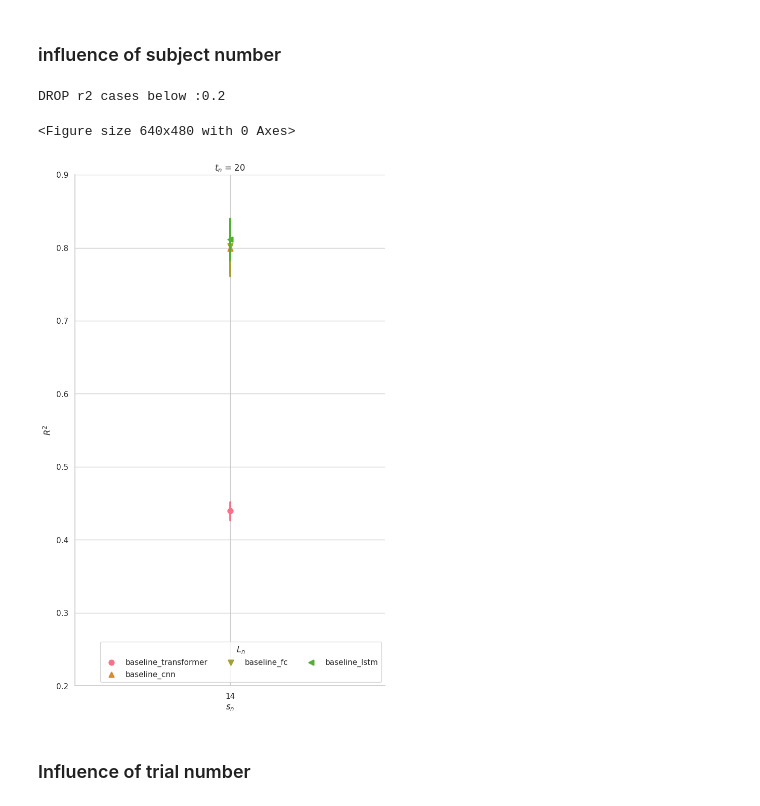
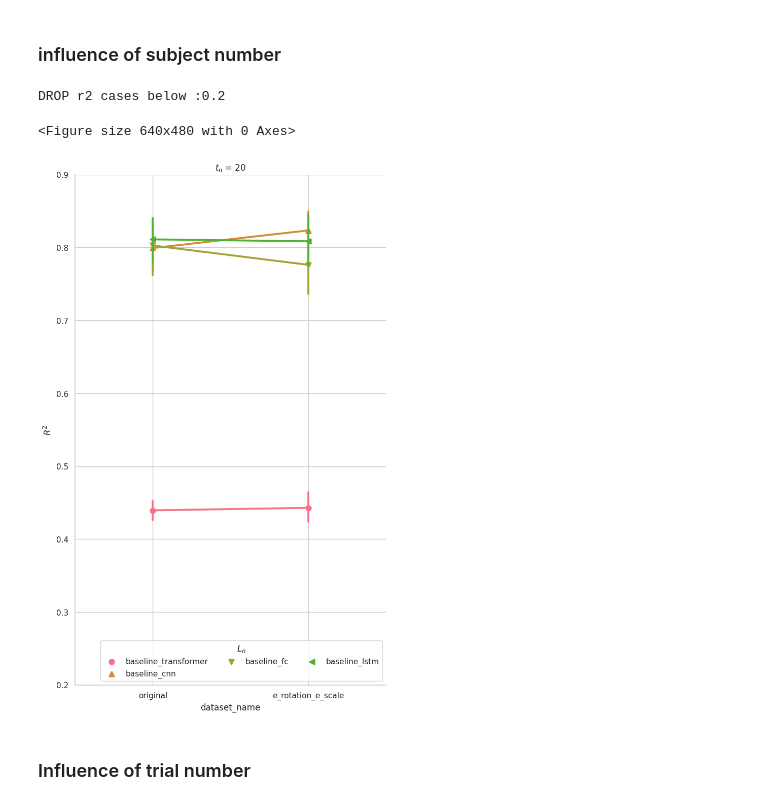
Before and after one commit to sunzhon/transfer_learning_for_droplanding, a Jupyter notebook: jupyter-lab/P6_figure_results_v3.ipynb, the cells around one changed output. Drawn from its saved outputs; the diff is of its cells as text; code cells hidden in the pictures.

```diff
--- a/jupyter-lab/P6_figure_results_v3.ipynb
+++ b/jupyter-lab/P6_figure_results_v3.ipynb
@@ -38,7 +38,7 @@ logging.basicConfig(level=logging.ERROR)
 ## Loadining results of original dataset
 # %%
 # 1) load result path list
-result_folders_name = read_result_folder_file("test_cases_1.txt")
+result_folders_name = read_result_folder_file("test_case_1.txt")
 #result_folders = read_result_folder_file("da_e_rotation.txt")
 print(result_folders_name)
 result_count_files = [os.path.join(RESULTS_PATH, "training_testing", result_folder,"testing_result_folders.txt")
@@ -64,3 +61,0 @@ else:
-# %%
-filters={'drop_value':0.1}
-metrics = parse_list_investigation_metrics(metrics_files,**filters)
@@ -115,35 +104,36 @@ def p6_plot_subject_influence(data, rename_dict={},config={},filters={},figwidth
     fig_path=os.path.join(RESULTS_PATH, "visualization/P6/")
     #fig_path=os.path.join("./","visualization/P6/Fig_results_baseline_heatmap.svg")
 
     save_figure("./",fig_format='svg')
     #save_figure(os.path.dirname(combination_investigation_metrics[0]),fig_format=save_format)
 
 
 rename_dict = {'train_sub_num':r'$s_n$', 'tre_trial_num':r'$t_n$','feature_layer_num':r'$L_n$','r2':r"$R^2$"}
 plot_config={
     'y': r'$R^2$',
-    'x': r'$s_n$',
+    #'x': r'$s_n$',
+    'x':r'dataset_name',
     'kind': 'point',
     'height': 4,
     'aspect': 2,
     'sharey': True,
     #'hue': r'$L_n$',
     "hue":r"model_name",
     #'row': 'train_sub_num',
     'col': r'$t_n$',
     'col_wrap': 1,
     'color':'0.5', # for bar
     "palette": sns.color_palette("husl", 9), # for hue,
     "errorbar":'sd',
     "markers":['o',"^","v","<",">","s","D","d"],
     'legend':False
 }
 filters={"drop_value":0.2}
 p6_plot_subject_influence(raw_metrics, rename_dict, plot_config, filters=filters)
 # %% [output]
 DROP r2 cases below :0.2
 <Figure size 640x480 with 0 Axes>
-[figure, old version]
+[figure, new version]
 # %% [markdown]
 ### Influence of trial number
 # %%
```
Also changed, not shown: parts of 2 cells of this notebook, 1 other file.
